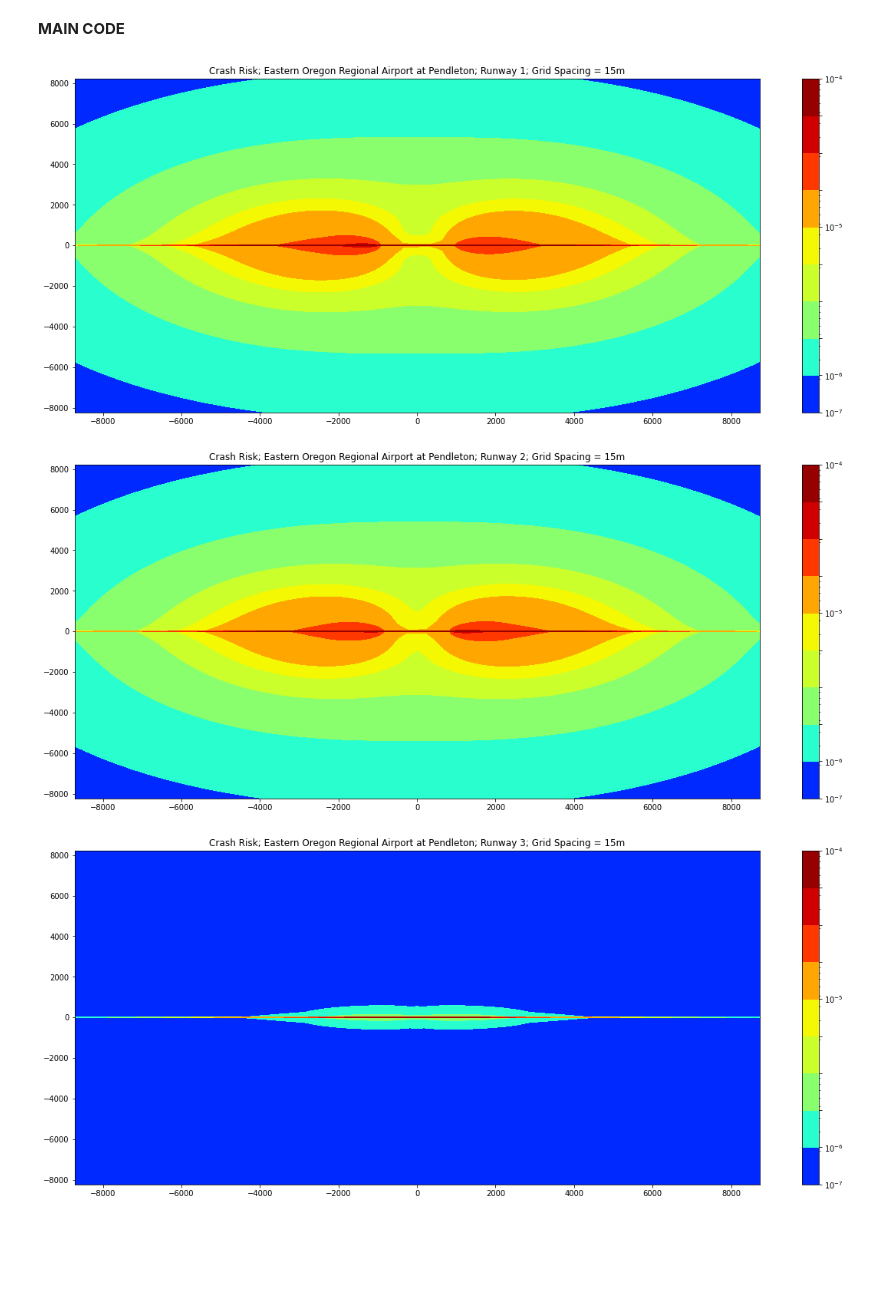
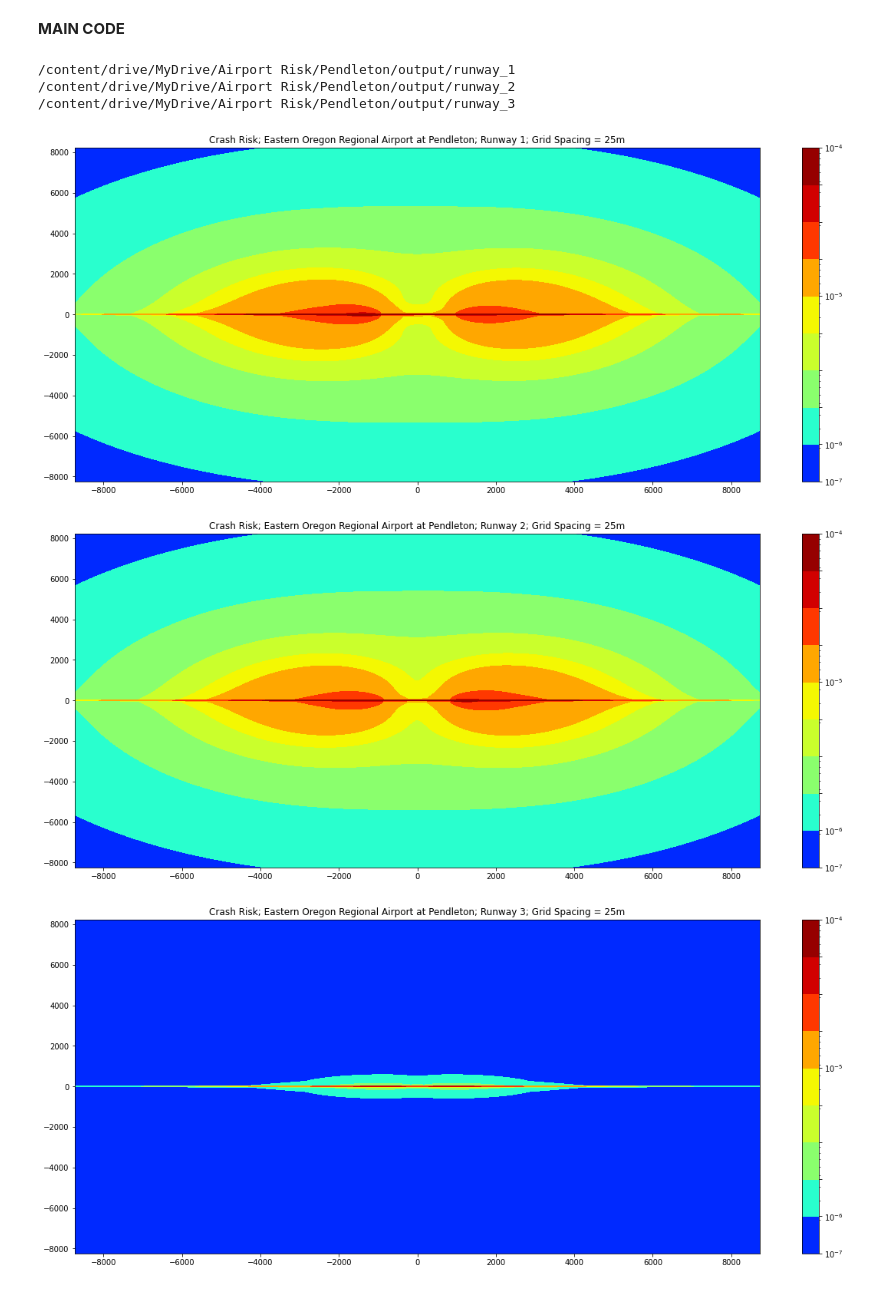
Before and after one commit to ben-shao/Airport-risk-assessment, a Jupyter notebook: Pendleton/pendleton_risk_contour.ipynb, the cells around one changed output. Cells and saved outputs as stored; diff of their text form; code cells hidden in the pictures; blank space fills up the shorter version.

```diff
--- a/Pendleton/pendleton_risk_contour.ipynb
+++ b/Pendleton/pendleton_risk_contour.ipynb
@@ -57,6 +56,12 @@ Successfully installed click-plugins-1.1.1 cligj-0.7.2 fiona-1.8.21 geopandas-0.
 # %%
 ## User Inputs
 # ~~~~~~~~~~~~~~~~~~~~~~~~~~~~~~~~~~~~~~~~~~~~~~~~~~~~~~~~~~~~~~~~~~~~~~~~~~~~~~~~~~~~~~~~~~~~~~~~~~~~~~~~~~~~~~~~~~~~~~~~~~~~~~~~~~~~~~~~~~~~~~~~~~~~~~~~~~~~~~~~~~~~~~~~~~~~~~~~~~~
+# Output Settings
+DATA_PATH = '/content/drive/MyDrive/Airport Risk/Pendleton/output/'             # This DATA_PATH needs to exist already, subsequent directory commands append to this existing path
+WRITE_FILE = True                                                               # Set to True to save .csv outputs of individual runway + combined runway and .png plots
+PLOT_ONLY = False                                                               # Only toggle True AFTER initial run; this allows for adjustments to final rotation/translation plot
+                                                                                # > Also allows to change plot title/legend/axis properties etc. without rerunning bulky calculations
+                                                                                # > Set PLOT_ONLY to True if only want to adjust plot properties
 # Airport Name
 AirportID = 'Eastern Oregon Regional Airport at Pendleton'
 
@@ -69,10 +74,10 @@ runwaylength = [1920.5, 1701.4, 853.5]
 angles  = [0, 38, 90]                                                           # Angles with clockwise respect to first runway (first always 0 degrees)
 xoffset = [0, -350.5, 308.15]                                                   # x distance offset between first and n-th runway (to right, from centerpoint, first always 0 offset)
 yoffset = [0, -120.4, 480]                                                      # y distance offset between first and n-th runway (upwards,  from centerpoint, first always 0 offset)
-windSplits = np.array([[0.2, 0.8],[0.636, 0.364],[0.5, 0.5]])                                  # Wind split in each takeoff/landing direction (50/50 by default); refer to NOAA API by Jimmy-Y.Zhang@arup.com
+windSplits = np.array([[0.2, 0.8],[0.636, 0.364],[0.5, 0.5]])                   # Wind split in each takeoff/landing direction (50/50 by default); refer to NOAA API by Jimmy-Y.Zhang@arup.com
 
 # Grid spacing in meters (m)
-contour_step = 15                                                              # Ticks/stepsize of meshgrid
+contour_step = 25                                                               # Ticks/stepsize of meshgrid; start with large spacing (100m) to troubleshoot - small spacing (<20m) takes ~10min/runway
 
 # Movements, [first runway, second runway, ..., final runway]
 nm_ac = [4171, 4171, 0]                                                         # air carrier movement (1 operation = landing + take-off = 2 movements)
@@ -97,3 +102,13 @@ def contourExtent(runwaylength,contour_step,numrunways,angles):
   ylim = (max(init_shape.reshape(numrunways,2)[:,0])/2 + max(yoffset)/contour_step)*contour_step*2
 
   return xlim, ylim
+# %%
+## Function to check output folder directories
+# ~~~~~~~~~~~~~~~~~~~~~~~~~~~~~~~~~~~~~~~~~~~~~~~~~~~~~~~~~~~~~~~~~~~~~~~~~~~~~~
+def makeDir(index,DATA_PATH):
+  if path.exists(DATA_PATH + 'runway_' + str(index)) == False:
+    os.mkdir(DATA_PATH+ 'runway_' + str(index))
+
+  os.chdir(DATA_PATH+ 'runway_' + str(index))
+  !pwd
+  !ls
@@ -463,30 +514,38 @@ def calcRisk(nm_ac,nm_r,nm_ga,nm_m,nm_d,Splitduetowind,runwaylength,DC_area,Lgri
 # Establish contour extent
 xlim, ylim = contourExtent(runwaylength,contour_step,numrunways,angles)
 
-# Initiate first runway
-X, Y, crash_risk, indi_risk = calcRisk(nm_ac[0], nm_r[0], nm_ga[0], nm_m[0], nm_d[0], windSplits[0,:], runwaylength[0], DC_area, contour_step, xlim, ylim)
+if PLOT_ONLY == False: # THIS PART CAN TAKE 30 MINUTES IF MULTIPLE RUNWAYS, MAKE SURE TO CHECK IF PLOT_ONLY FLAG IS PROPERLY SET!
+  # Initiate first runway
+  X, Y, crash_risk, indi_risk = calcRisk(nm_ac[0], nm_r[0], nm_ga[0], nm_m[0], nm_d[0], windSplits[0,:], runwaylength[0], DC_area, contour_step, xlim, ylim, WRITE_FILE, DATA_PATH, 1)
 
-# Process other runways
-if numrunways > 1:
-  for i in range(1,numrunways):
-    empty1, empty2, crash_new, indi_new = calcRisk(nm_ac[i], nm_r[i], nm_ga[i], nm_m[i], nm_d[i], windSplits[i,:], runwaylength[i], DC_area, contour_step, xlim, ylim)
-    crash_risk = np.append(crash_risk, crash_new, axis = 0)
-    indi_risk = np.append(indi_risk, indi_new, axis = 0)
+  # Process other runways
+  if numrunways > 1:
+    for i in range(1,numrunways):
+      empty1, empty2, crash_new, indi_new = calcRisk(nm_ac[i], nm_r[i], nm_ga[i], nm_m[i], nm_d[i], windSplits[i,:], runwaylength[i], DC_area, contour_step, xlim, ylim, WRITE_FILE, DATA_PATH, i+1)
+      crash_risk = np.append(crash_risk, crash_new, axis = 0)
+      indi_risk = np.append(indi_risk, indi_new, axis = 0)
+# %% [output]
+/content/drive/MyDrive/Airport Risk/Pendleton/output/runway_1
+/content/drive/MyDrive/Airport Risk/Pendleton/output/runway_2
+/content/drive/MyDrive/Airport Risk/Pendleton/output/runway_3
 # %%
 # Plotting Crash Risk Contour Separately
 for i in range(0,numrunways):
   levels = [1e-7,1e-6,2.5e-6,5e-6,7.5e-6,1e-5,2.5e-5,5e-5,7.5e-5,1e-4]
   #levels = MaxNLocator(nbins=10).tick_values(1e-8, Z.max())
   fig, ax = plt.subplots(figsize=(20,8))
   #cs = ax.contourf(X, Y, Z, levels, cmap='jet')
   cs = ax.contourf(X, Y, crash_risk[0+X.shape[0]*(i):0+X.shape[0]*(i+1),:], levels, locator=ticker.LogLocator(), cmap='jet')
   ax.set_title('Crash Risk; ' + AirportID + '; Runway ' + str(i+1) +'; Grid Spacing = ' +  str(contour_step) + 'm')
   #ax.set_aspect('equal')
   cbar = fig.colorbar(cs)
+
+  if WRITE_FILE == True:
+    plt.savefig(DATA_PATH+ 'runway_' + str(i+1) +'/' + 'run_' + str(i+1) + '_crash.png')
 # %% [output]
 [figure]
 [figure]
-[figure, old version]
+[figure, new version]
 # %%
 # Plotting Individual Risk Contour Separately
 for i in range(0,numrunways):
```
Also changed, not shown: parts of 10 cells of this notebook.
